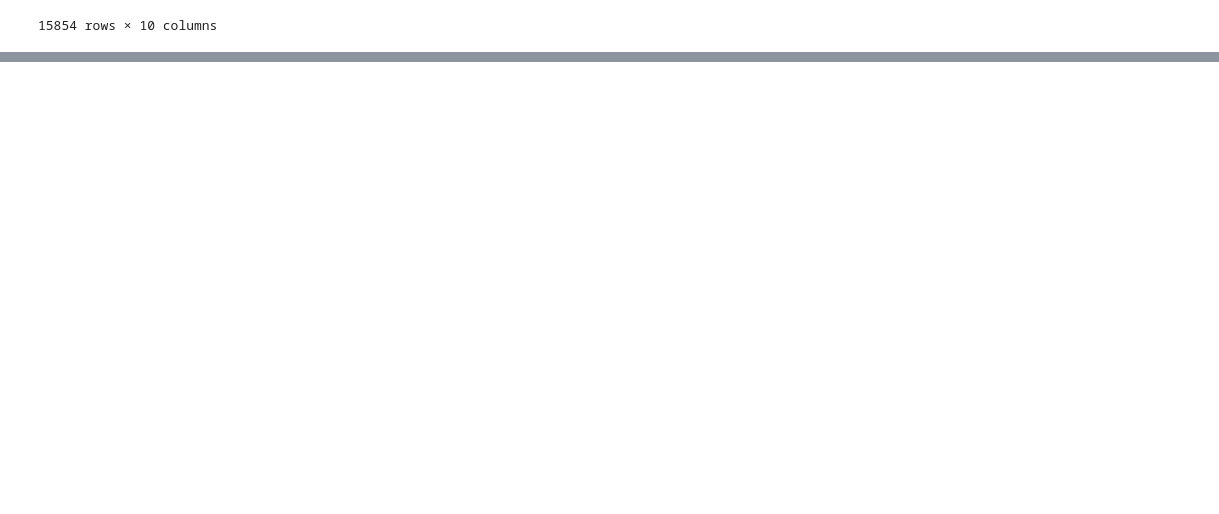
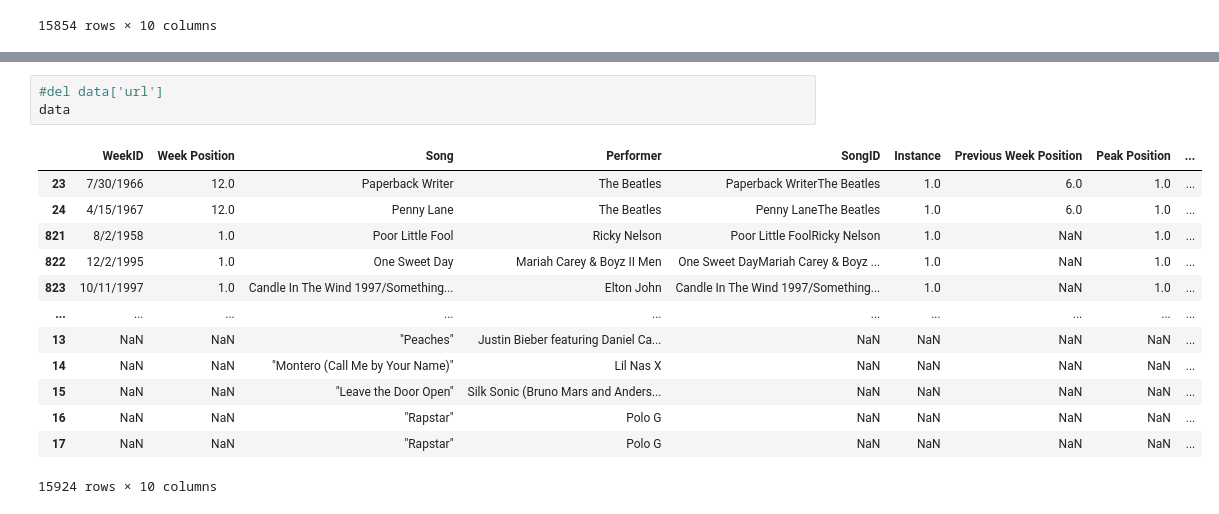
Before and after one commit to mghuneim/418FinalProject, a Jupyter notebook: Final Project 418.ipynb, the cells around one changed output, grey strips where cells are left out. Drawn from its saved outputs; the diff is of its cells as text; blank space fills up the shorter version.

```diff
--- a/Final Project 418.ipynb
+++ b/Final Project 418.ipynb
@@ -185,3 +237,20 @@ data
+# %%
+#del data['url']
+data
+# %% [output]
+|  | WeekID | Week Position | Song | Performer | SongID | Instance | Previous Week Position | Peak Position | ... |
+| 23 | 7/30/1966 | 12.0 | Paperback Writer | The Beatles | Paperback WriterThe Beatles | 1.0 | 6.0 | 1.0 | ... |
+| 24 | 4/15/1967 | 12.0 | Penny Lane | The Beatles | Penny LaneThe Beatles | 1.0 | 6.0 | 1.0 | ... |
+| 821 | 8/2/1958 | 1.0 | Poor Little Fool | Ricky Nelson | Poor Little FoolRicky Nelson | 1.0 | NaN | 1.0 | ... |
+| 822 | 12/2/1995 | 1.0 | One Sweet Day | Mariah Carey & Boyz II Men | One Sweet DayMariah Carey & Boyz ... | 1.0 | NaN | 1.0 | ... |
+| 823 | 10/11/1997 | 1.0 | Candle In The Wind 1997/Something... | Elton John | Candle In The Wind 1997/Something... | 1.0 | NaN | 1.0 | ... |
+| ... | ... | ... | ... | ... | ... | ... | ... | ... | ... |
+| 13 | NaN | NaN | "Peaches" | Justin Bieber featuring Daniel Ca... | NaN | NaN | NaN | NaN | ... |
+| 14 | NaN | NaN | "Montero (Call Me by Your Name)" | Lil Nas X | NaN | NaN | NaN | NaN | ... |
+| 15 | NaN | NaN | "Leave the Door Open" | Silk Sonic (Bruno Mars and Anders... | NaN | NaN | NaN | NaN | ... |
+| 16 | NaN | NaN | "Rapstar" | Polo G | NaN | NaN | NaN | NaN | ... |
+| 17 | NaN | NaN | "Rapstar" | Polo G | NaN | NaN | NaN | NaN | ... |
+15924 rows × 10 columns
 # %%
 data['Peak Position'] = 1.0
 data
```
Also changed, not shown: parts of 16 cells of this notebook.
